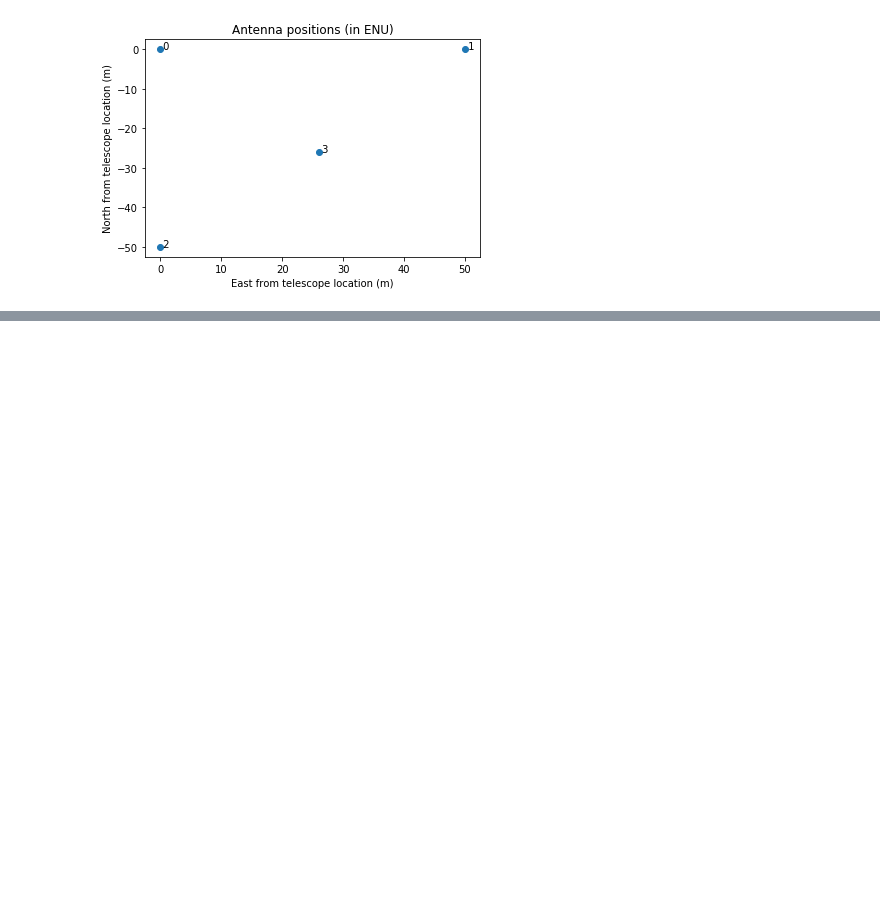
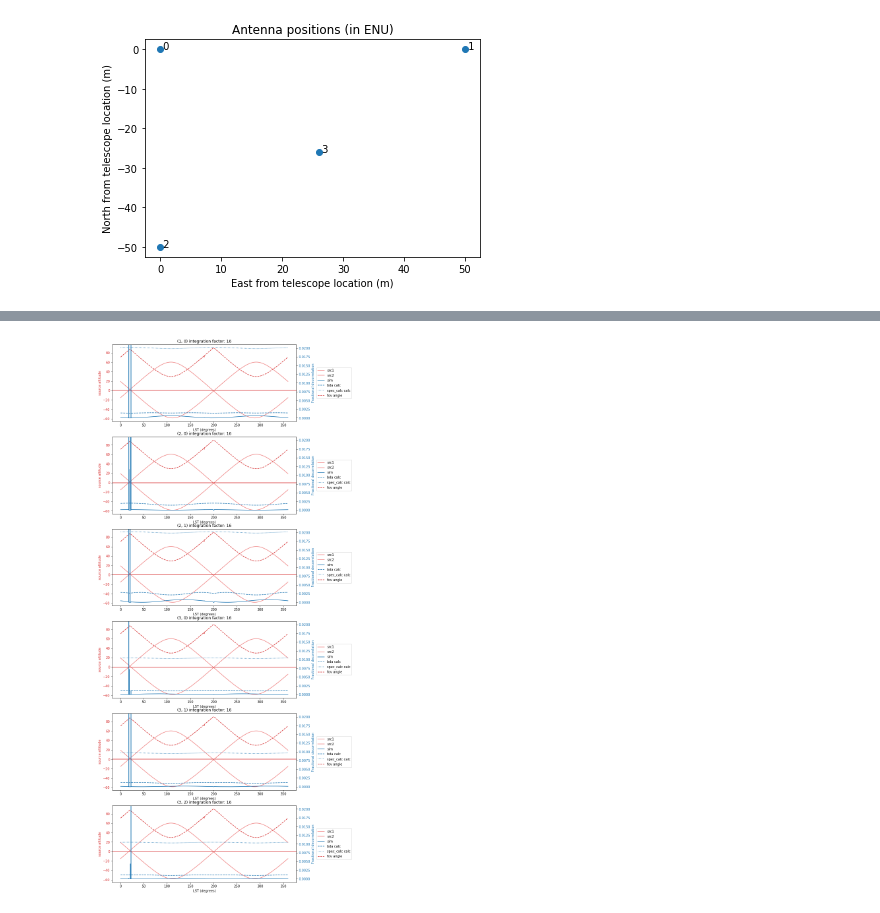
Before and after one commit to bhazelton/random_stuff, a Jupyter notebook: jupyter_notebooks/bda_exploration.ipynb, the cells around one changed output, grey strips where cells are left out. Cells and saved outputs as stored; diff of their text form; code cells hidden in the pictures; blank space fills up the shorter version.

Commit message:
bda notebook: better plots

```diff
--- a/jupyter_notebooks/bda_exploration.ipynb
+++ b/jupyter_notebooks/bda_exploration.ipynb
@@ -587,0 +592,4 @@ plt.show()
+# %%
+decorr_plot()
+# %% [output]
+[figure, added]
```
Also changed, not shown: parts of 2 cells of this notebook.
